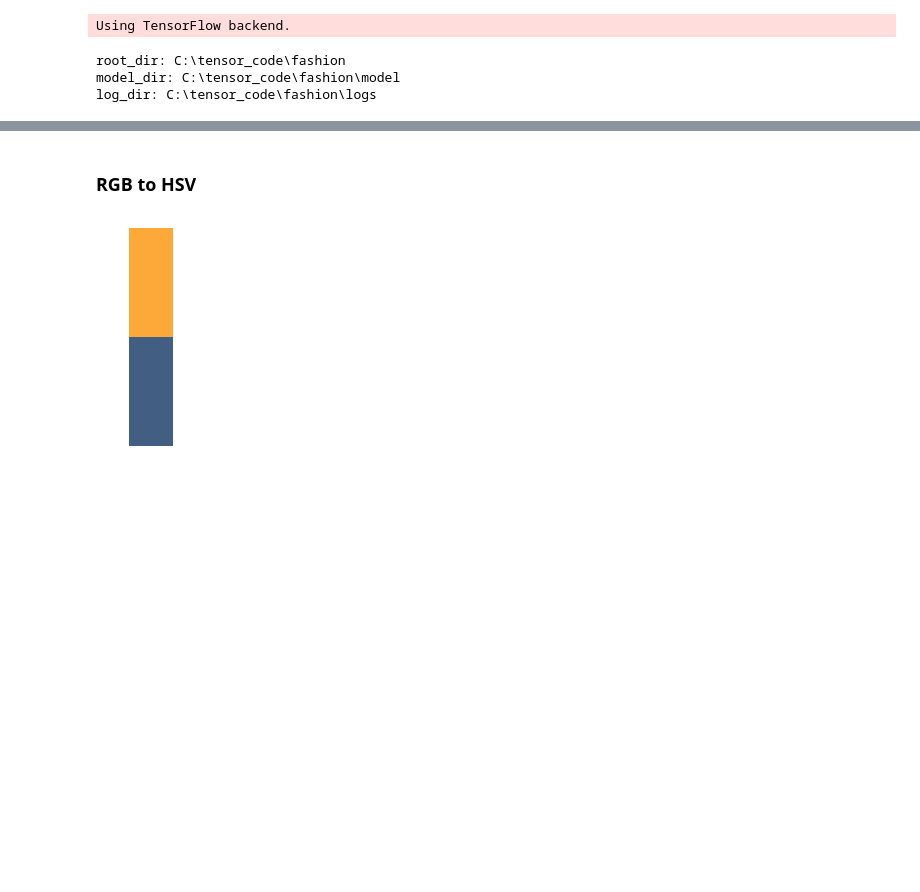
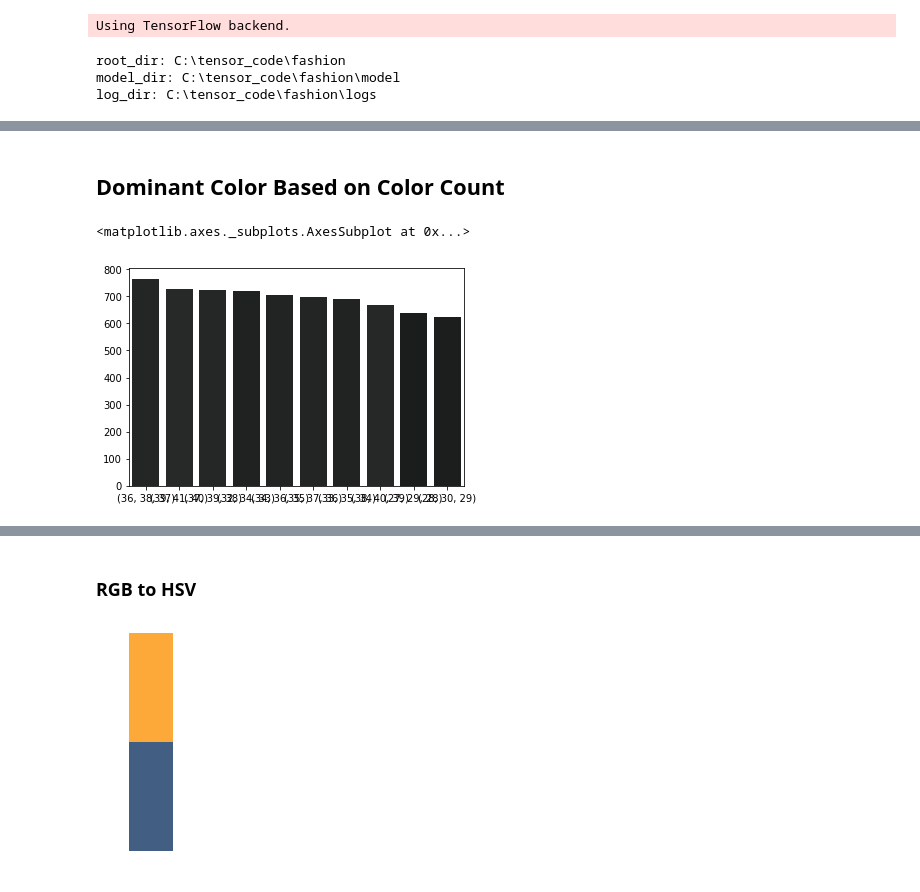
Before and after one commit to limaries30/pyfashion, a Jupyter notebook: recommendation/color_based_rec.ipynb, the cells around one changed output, grey strips where cells are left out. Saved outputs shown, nothing was run; the diff lists cells and outputs as text; code cells hidden in the pictures; blank space fills up the shorter version.

Commit message:
color_count

```diff
--- a/recommendation/color_based_rec.ipynb
+++ b/recommendation/color_based_rec.ipynb
@@ -183,0 +213,20 @@ dc.plotHistogram()
+# %% [markdown]
+## Dominant Color Based on Color Count
+# %%
+color_count={}
+for i in masked_image:
+    rgb_tuple=tuple(i)
+    if rgb_tuple not in color_count.keys():
+        color_count[rgb_tuple]=1
+    else:
+        color_count[rgb_tuple]+=1
+# %%
+main_color=sorted(color_count.items(),key=(lambda x:x[1]),reverse=True)
+# %%
+hi=np.array(main_color)[:10,0]
+hi= [(e[0] / 255.0, e[1] / 255.0, e[2] / 255.0) for e in kmeans.cluster_centers_]
+# %%
+sns.barplot(np.array(main_color)[:10,0],np.array(main_color)[:10,1],palette=hi)
+# %% [output]
+<matplotlib.axes._subplots.AxesSubplot at 0x...>
+[figure, added]
```
Also changed, not shown: parts of 16 cells of this notebook.
